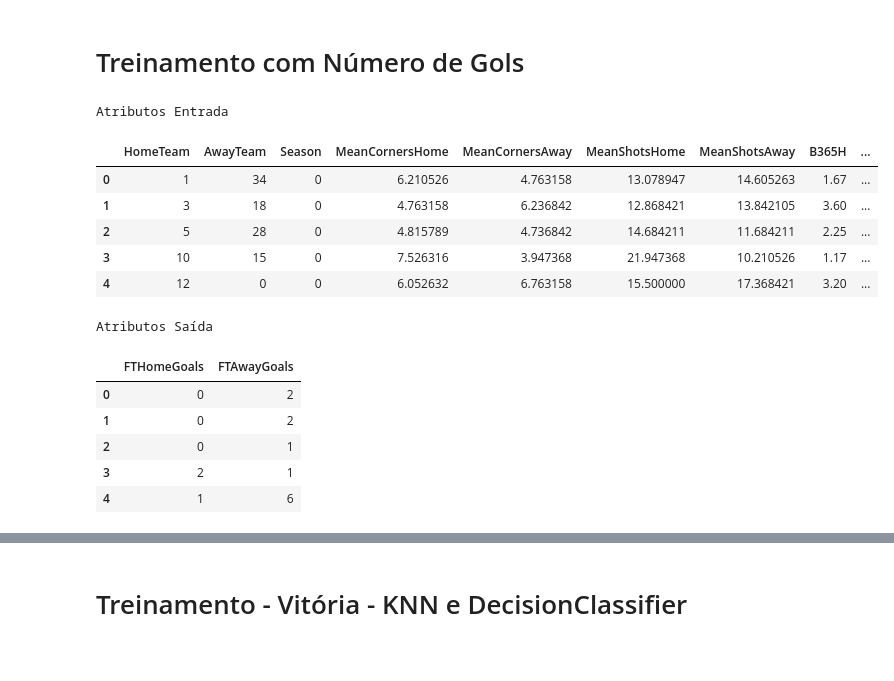
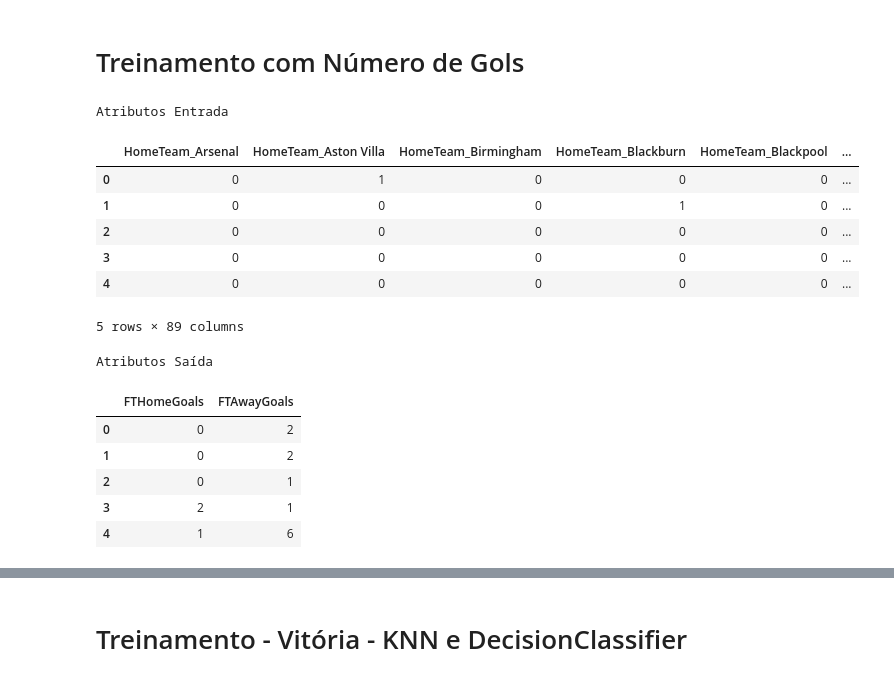
Before and after one commit to suannyfabyne/PredictFootballStatistics, a Jupyter notebook: PredictFootballStatistics.ipynb, the cells around one changed output, grey strips where cells are left out. Drawn from its saved outputs; the diff is of its cells as text; code cells hidden in the pictures.

```diff
--- a/PredictFootballStatistics.ipynb
+++ b/PredictFootballStatistics.ipynb
@@ -624,6 +642,7 @@ display(dataset)
 # %% [markdown]
 # Conversão de Atributos Categóricos
 # %%
-dataset = dummyEncode(dataset)
-display(dataset.head())
+# dataset = dummyEncode(dataset)
+dataset_converted = preprocess_features(dataset)
+display(dataset_converted.head())
 # %% [output]
@@ -722,24 +763,25 @@ RegRS(MLPRegressor, x_train, y_train, x_test, y_test)
 # %% [markdown]
 # Treinamento com Número de Gols
 # %%
-entrada = ['HomeTeam', 'AwayTeam', 'Season', 'MeanCornersHome', 'MeanCornersAway', 'MeanShotsHome', 'MeanShotsAway', 'B365H', 'B365D', 'B365A', 'MeanGoalsHome', 'MeanGoalsAway','MeanGoalsConHome', 'MeanGoalsConAway', 'HTResult','HTHomeGoals','HTAwayGoals']
+entrada = ['HomeTeam_', 'AwayTeam_', 'Season', 'MeanCornersHome', 'MeanCornersAway', 'MeanShotsHome', 'MeanShotsAway', 'B365H', 'B365D', 'B365A', 'MeanGoalsHome', 'MeanGoalsAway','MeanGoalsConHome', 'MeanGoalsConAway', 'HTResult_','HTHomeGoals','HTAwayGoals']
 saida = ['FTHomeGoals', 'FTAwayGoals']
-x, y = select_sets(dataset, entrada, saida)
+x, y = select_sets(dataset_converted, entrada, saida)
 print('Atributos Entrada')
 display(x.head())
 print('Atributos Saída')
 display(y.head())
 x_train, x_test, y_train, y_test = train_test_split(x, y, test_size=0.25)
 x_train, y_train = Fduplicated(x_train, y_train)
 # %% [output]
 Atributos Entrada
-|  | HomeTeam | AwayTeam | Season | MeanCornersHome | MeanCornersAway | MeanShotsHome | MeanShotsAway | B365H | ... |
-| 0 | 1 | 34 | 0 | 6.210526 | 4.763158 | 13.078947 | 14.605263 | 1.67 | ... |
-| 1 | 3 | 18 | 0 | 4.763158 | 6.236842 | 12.868421 | 13.842105 | 3.60 | ... |
-| 2 | 5 | 28 | 0 | 4.815789 | 4.736842 | 14.684211 | 11.684211 | 2.25 | ... |
-| 3 | 10 | 15 | 0 | 7.526316 | 3.947368 | 21.947368 | 10.210526 | 1.17 | ... |
-| 4 | 12 | 0 | 0 | 6.052632 | 6.763158 | 15.500000 | 17.368421 | 3.20 | ... |
+|  | HomeTeam_Arsenal | HomeTeam_Aston Villa | HomeTeam_Birmingham | HomeTeam_Blackburn | HomeTeam_Blackpool | ... |
+| 0 | 0 | 1 | 0 | 0 | 0 | ... |
+| 1 | 0 | 0 | 0 | 1 | 0 | ... |
+| 2 | 0 | 0 | 0 | 0 | 0 | ... |
+| 3 | 0 | 0 | 0 | 0 | 0 | ... |
+| 4 | 0 | 0 | 0 | 0 | 0 | ... |
-Atributos Saída
+5 rows × 89 columns
+Atributos Saída
 |  | FTHomeGoals | FTAwayGoals |
 | 0 | 0 | 2 |
 | 1 | 0 | 2 |
```
Also changed, not shown: parts of 11 cells of this notebook.
